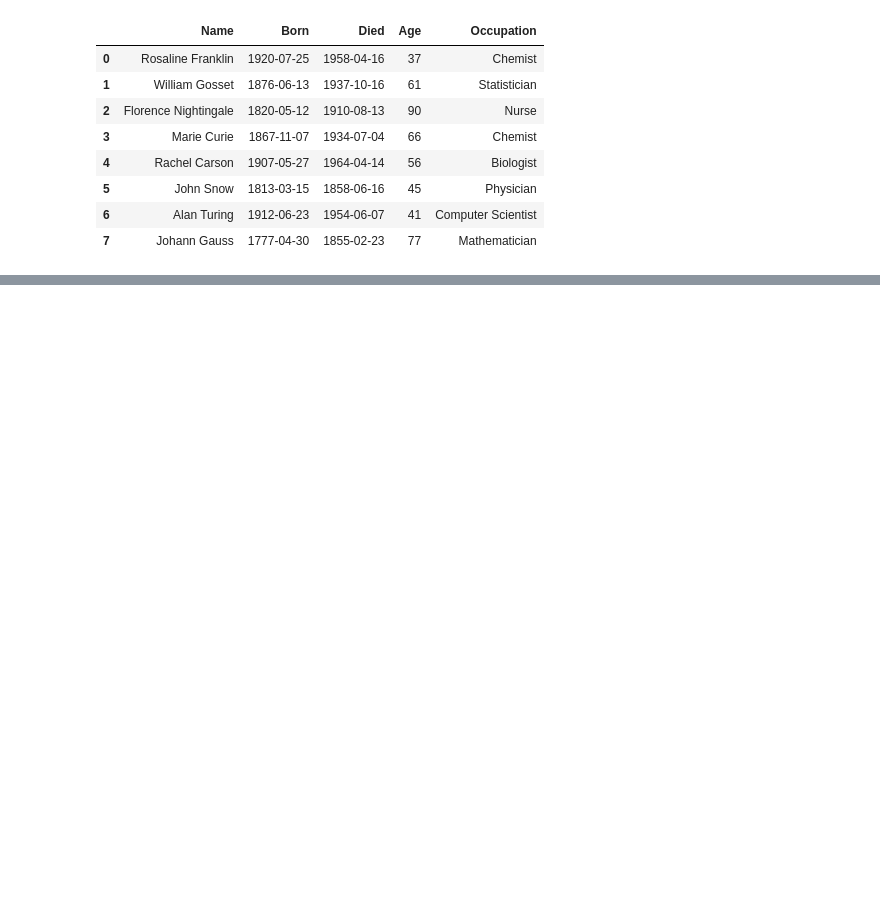
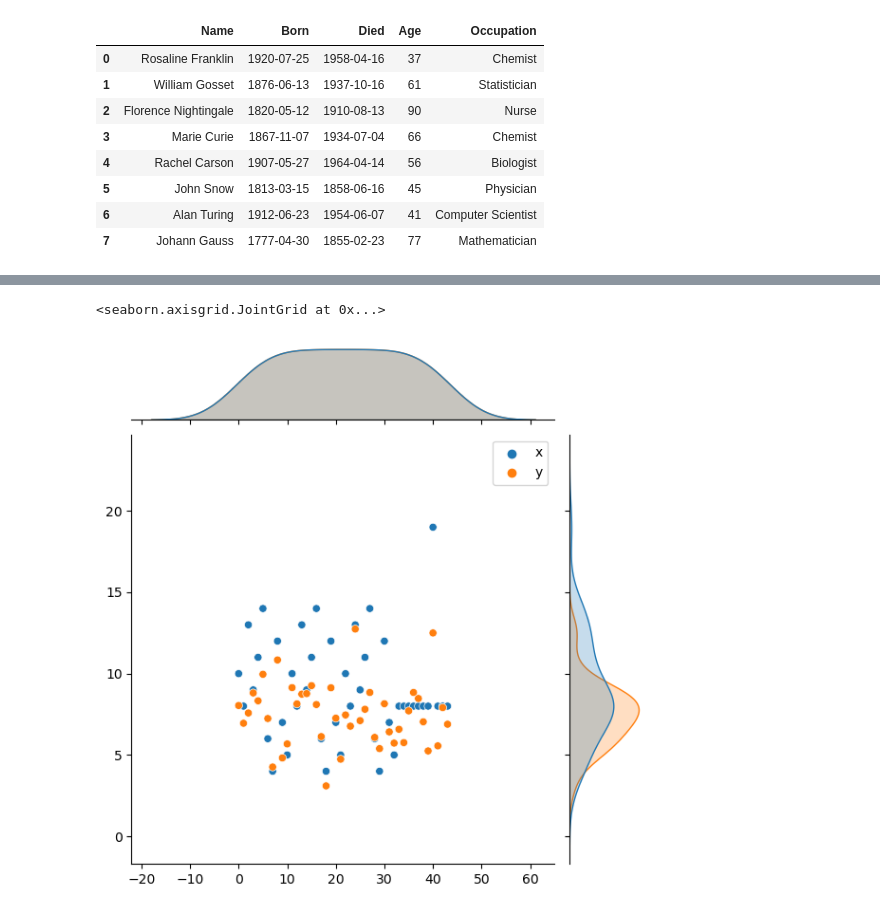
Before and after one commit to layla-focalors/pandas_learning, a Jupyter notebook: Ptest-1N19/Day2.ipynb, the cells around one changed output, grey strips where cells are left out. Cells and saved outputs as stored; diff of their text form; code cells hidden in the pictures; blank space fills up the shorter version.

```diff
--- a/Ptest-1N19/Day2.ipynb
+++ b/Ptest-1N19/Day2.ipynb
@@ -504,0 +606,5 @@ os.listdir('./')
+# %%
+sns.jointplot(df)
+# %% [output]
+<seaborn.axisgrid.JointGrid at 0x...>
+[figure, added]
```
Also changed, not shown: parts of 31 cells of this notebook, 4 other files.
